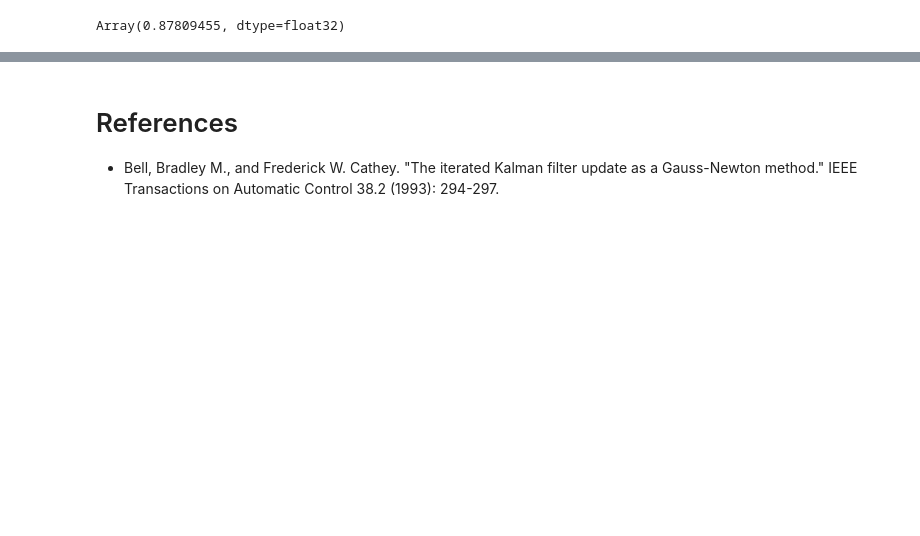
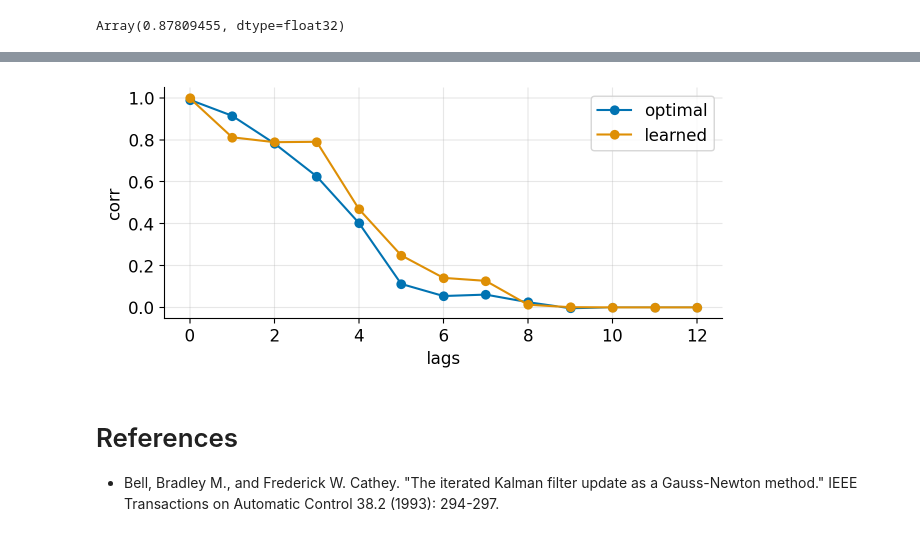
Before and after one commit to gerdm/filtering-notes, a Jupyter notebook: 03-kalman-filter/arma-learning.ipynb, the cells around one changed output, grey strips where cells are left out. Cells and saved outputs as stored; diff of their text form; code cells hidden in the pictures; blank space fills up the shorter version.

```diff
--- a/03-kalman-filter/arma-learning.ipynb
+++ b/03-kalman-filter/arma-learning.ipynb
@@ -372,3 +388,23 @@ plt.grid(alpha=0.3)
+# %%
+@partial(jax.vmap, in_axes=1)
+def corr_pair(y, yhat):
+    return jnp.corrcoef(y, yhat + 1e-7)[0, 1]
+# %%
+k_rolls = jnp.arange(n_forecast + 1)
+y_hist = sample["y"]
+y_hist_forecast = jax.vmap(jnp.roll, in_axes=(None, 0), out_axes=-1)(y_hist, k_rolls)
+# %%
+pred_ahead_optimal = hist_optimal["y_forecast"]
+pred_ahead_online = hist_online["y_forecast"]
+
+plt.plot(k_rolls, corr_pair(y_hist_forecast, pred_ahead_optimal), marker="o", label="optimal")
+plt.plot(k_rolls, corr_pair(y_hist_forecast, pred_ahead_online), marker="o", label="learned")
+plt.legend()
+plt.xlabel("lags")
+plt.ylabel("corr")
+plt.grid(alpha=0.3)
+# %% [output]
+[figure, added]
 # %% [markdown]
 # References
 * Bell, Bradley M., and Frederick W. Cathey. "The iterated Kalman filter update as a Gauss-Newton method." IEEE Transactions on Automatic Control 38.2 (1993): 294-297.
```
Also changed, not shown: parts of 18 cells of this notebook.
